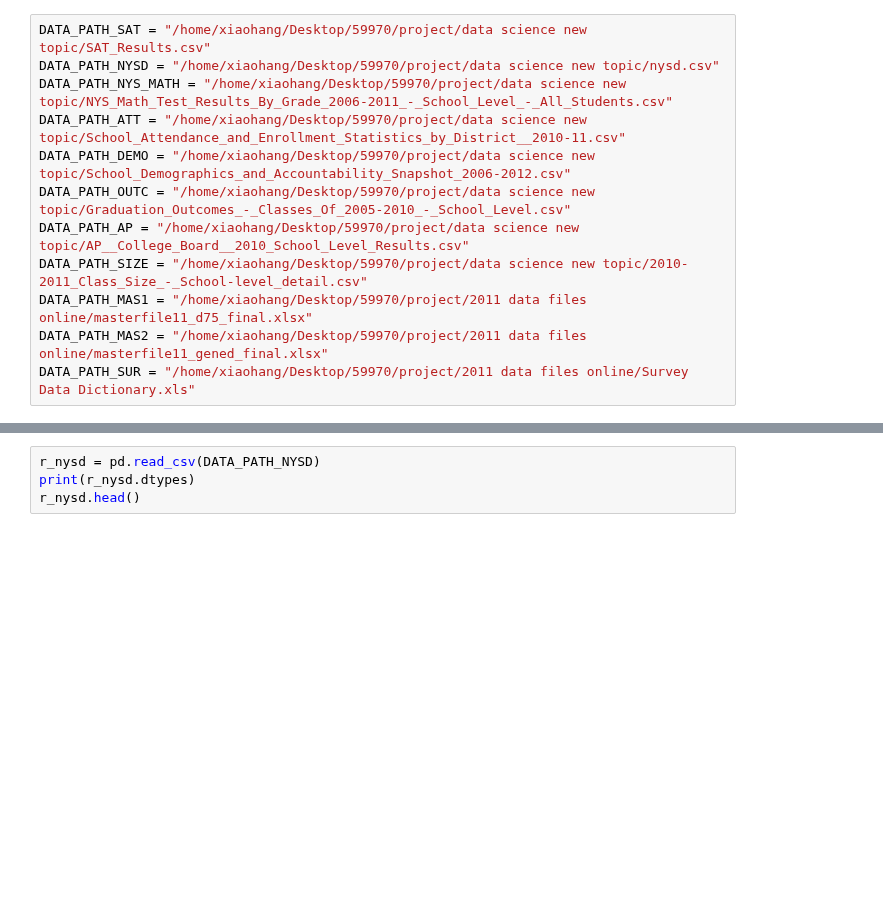
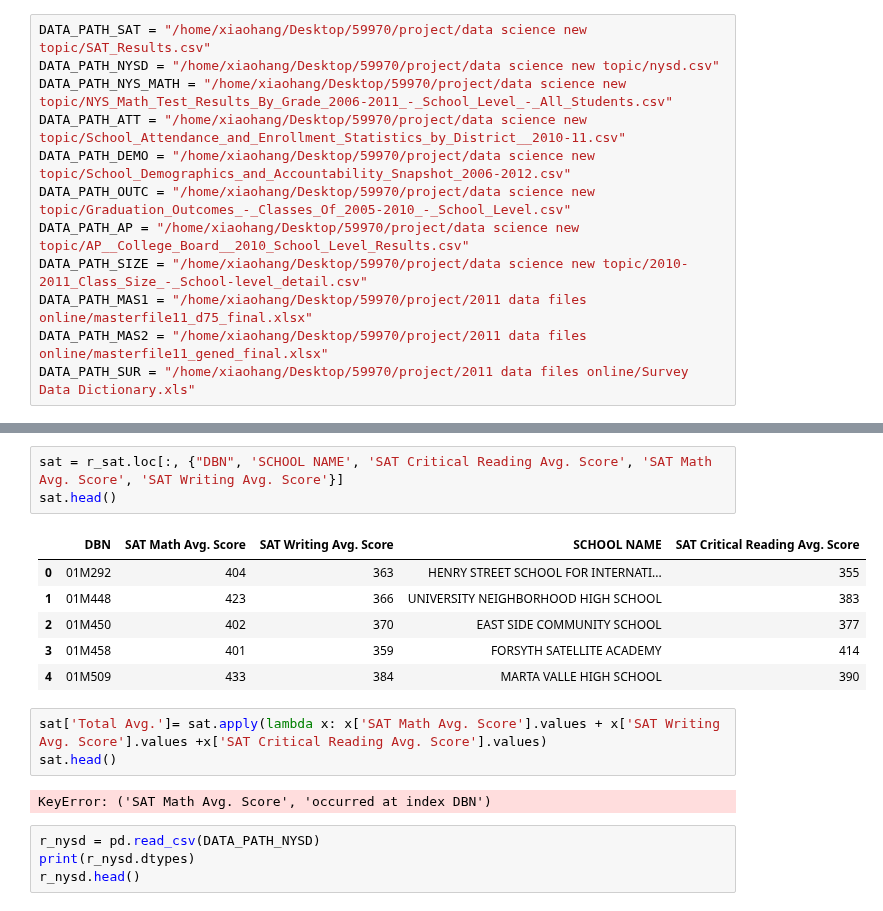
Before and after one commit to ckyko/CSC59970Project, a Jupyter notebook: school_scores.ipynb, the cells around one changed output, grey strips where cells are left out. Cells and saved outputs as stored; diff of their text form; blank space fills up the shorter version.

```diff
--- a/school_scores.ipynb
+++ b/school_scores.ipynb
@@ -38,6 +38,21 @@ dtype: object
 | 2 | 01M450 | EAST SIDE COMMUNITY SCHOOL | 70 | 377 | 402 | ... |
 | 3 | 01M458 | FORSYTH SATELLITE ACADEMY | 7 | 414 | 401 | ... |
 | 4 | 01M509 | MARTA VALLE HIGH SCHOOL | 44 | 390 | 433 | ... |
+# %%
+sat = r_sat.loc[:, {"DBN", 'SCHOOL NAME', 'SAT Critical Reading Avg. Score', 'SAT Math Avg. Score', 'SAT Writing Avg. Score'}]
+sat.head()
+# %% [output]
+|  | DBN | SAT Math Avg. Score | SAT Writing Avg. Score | SCHOOL NAME | SAT Critical Reading Avg. Score |
+| 0 | 01M292 | 404 | 363 | HENRY STREET SCHOOL FOR INTERNATI... | 355 |
+| 1 | 01M448 | 423 | 366 | UNIVERSITY NEIGHBORHOOD HIGH SCHOOL | 383 |
+| 2 | 01M450 | 402 | 370 | EAST SIDE COMMUNITY SCHOOL | 377 |
+| 3 | 01M458 | 401 | 359 | FORSYTH SATELLITE ACADEMY | 414 |
+| 4 | 01M509 | 433 | 384 | MARTA VALLE HIGH SCHOOL | 390 |
+# %%
+sat['Total Avg.']= sat.apply(lambda x: x['SAT Math Avg. Score'].values + x['SAT Writing Avg. Score'].values +x['SAT Critical Reading Avg. Score'].values)
+sat.head()
+# %% [output]
+KeyError: ('SAT Math Avg. Score', 'occurred at index DBN')
 # %%
 r_nysd = pd.read_csv(DATA_PATH_NYSD)
 print(r_nysd.dtypes)
```
